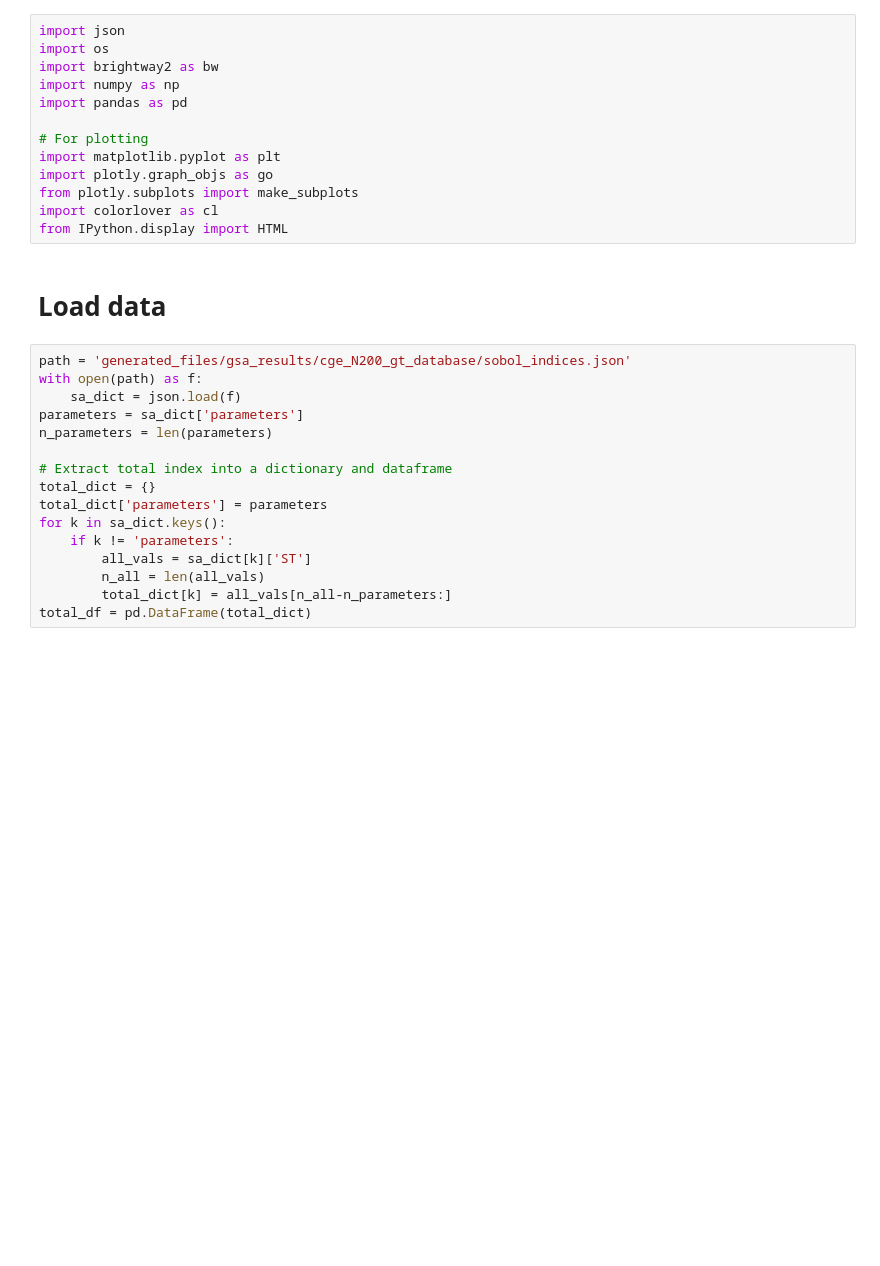
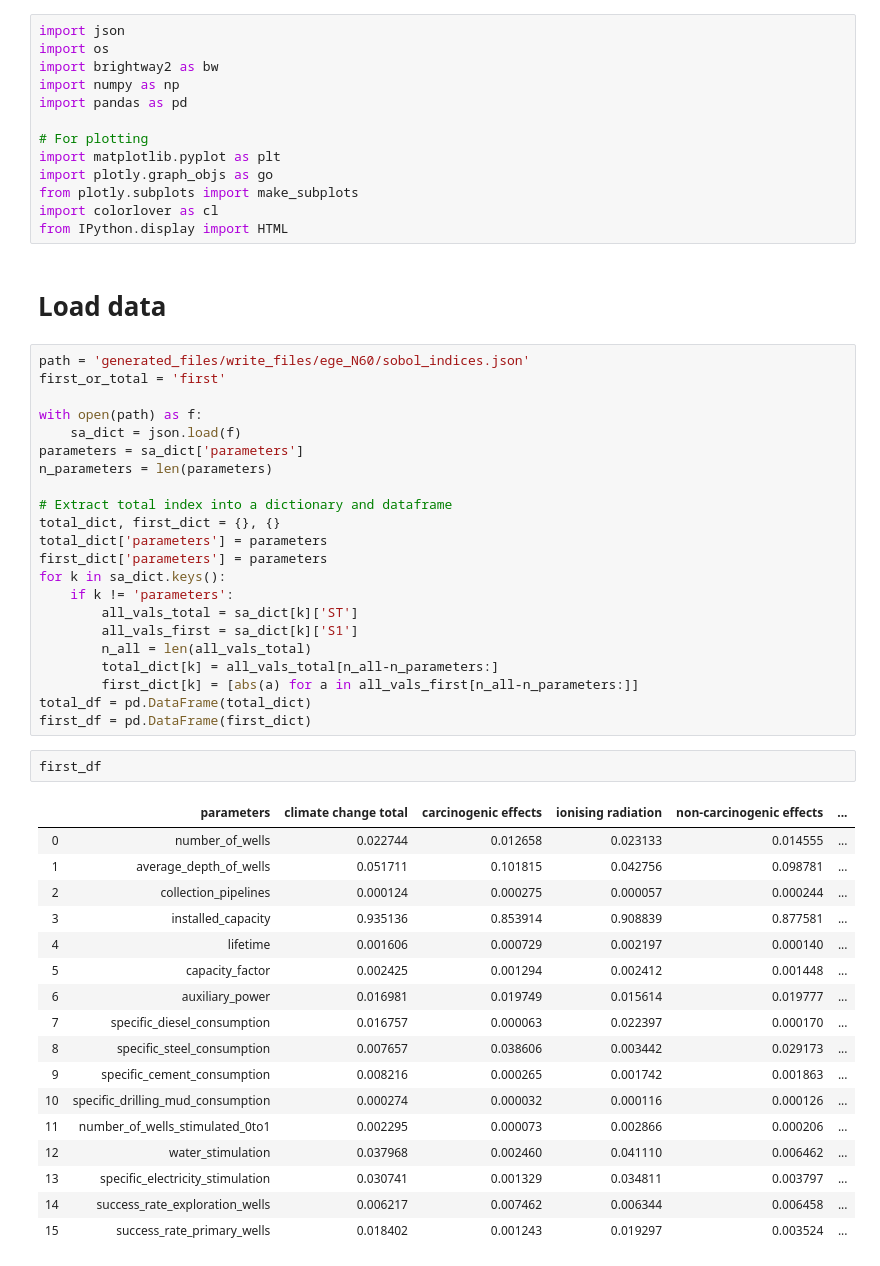
Before and after one commit to a-pau/gsa_geothermal, a Jupyter notebook: plot_gsa_results.ipynb, the cells around one changed output. Cells and saved outputs as stored; diff of their text form; blank space fills up the shorter version.

```diff
--- a/plot_gsa_results.ipynb
+++ b/plot_gsa_results.ipynb
@@ -14,18 +14,44 @@ from IPython.display import HTML
 # %% [markdown]
 # Load data
 # %%
-path = 'generated_files/gsa_results/cge_N200_gt_database/sobol_indices.json'
+path = 'generated_files/write_files/ege_N60/sobol_indices.json'
+first_or_total = 'first'
+
 with open(path) as f:
     sa_dict = json.load(f)
 parameters = sa_dict['parameters']
 n_parameters = len(parameters)
 
 # Extract total index into a dictionary and dataframe
-total_dict = {}
+total_dict, first_dict = {}, {}
 total_dict['parameters'] = parameters
+first_dict['parameters'] = parameters
 for k in sa_dict.keys():
     if k != 'parameters':
-        all_vals = sa_dict[k]['ST']
-        n_all = len(all_vals)
-        total_dict[k] = all_vals[n_all-n_parameters:]
+        all_vals_total = sa_dict[k]['ST']
+        all_vals_first = sa_dict[k]['S1']
+        n_all = len(all_vals_total)
+        total_dict[k] = all_vals_total[n_all-n_parameters:]
+        first_dict[k] = [abs(a) for a in all_vals_first[n_all-n_parameters:]]
 total_df = pd.DataFrame(total_dict)
+first_df = pd.DataFrame(first_dict)
+# %%
+first_df
+# %% [output]
+|  | parameters | climate change total | carcinogenic effects | ionising radiation | non-carcinogenic effects | ... |
+| 0 | number_of_wells | 0.022744 | 0.012658 | 0.023133 | 0.014555 | ... |
+| 1 | average_depth_of_wells | 0.051711 | 0.101815 | 0.042756 | 0.098781 | ... |
+| 2 | collection_pipelines | 0.000124 | 0.000275 | 0.000057 | 0.000244 | ... |
+| 3 | installed_capacity | 0.935136 | 0.853914 | 0.908839 | 0.877581 | ... |
+| 4 | lifetime | 0.001606 | 0.000729 | 0.002197 | 0.000140 | ... |
+| 5 | capacity_factor | 0.002425 | 0.001294 | 0.002412 | 0.001448 | ... |
+| 6 | auxiliary_power | 0.016981 | 0.019749 | 0.015614 | 0.019777 | ... |
+| 7 | specific_diesel_consumption | 0.016757 | 0.000063 | 0.022397 | 0.000170 | ... |
+| 8 | specific_steel_consumption | 0.007657 | 0.038606 | 0.003442 | 0.029173 | ... |
+| 9 | specific_cement_consumption | 0.008216 | 0.000265 | 0.001742 | 0.001863 | ... |
+| 10 | specific_drilling_mud_consumption | 0.000274 | 0.000032 | 0.000116 | 0.000126 | ... |
+| 11 | number_of_wells_stimulated_0to1 | 0.002295 | 0.000073 | 0.002866 | 0.000206 | ... |
+| 12 | water_stimulation | 0.037968 | 0.002460 | 0.041110 | 0.006462 | ... |
+| 13 | specific_electricity_stimulation | 0.030741 | 0.001329 | 0.034811 | 0.003797 | ... |
+| 14 | success_rate_exploration_wells | 0.006217 | 0.007462 | 0.006344 | 0.006458 | ... |
+| 15 | success_rate_primary_wells | 0.018402 | 0.001243 | 0.019297 | 0.003524 | ... |
```
Also changed, not shown: parts of 9 cells of this notebook, 4 other files.
